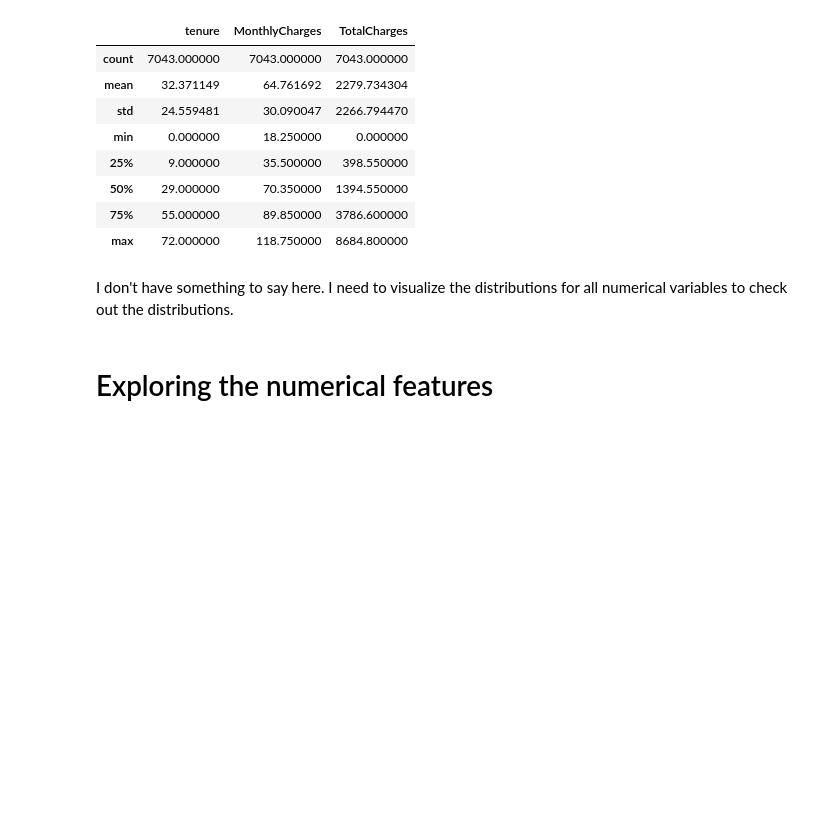
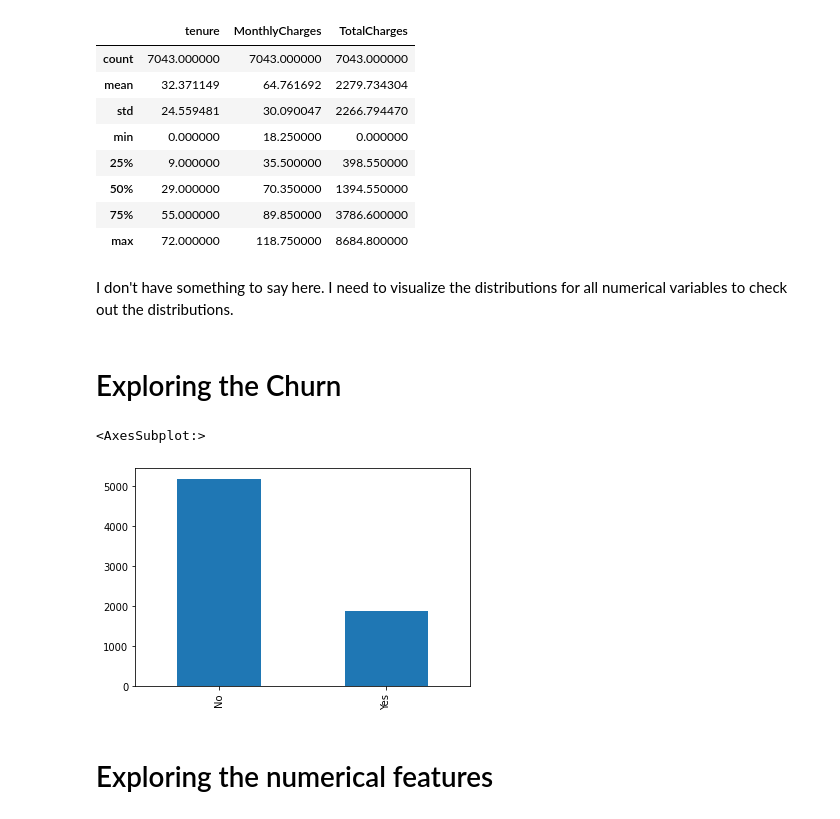
Before and after one commit to praxitelisk/Telco-Customer-Churn, a Jupyter notebook: telco-customer-churn-eda-ml.ipynb, the cells around one changed output. Saved outputs shown, nothing was run; the diff lists cells and outputs as text; code cells hidden in the pictures; blank space fills up the shorter version.

```diff
--- a/telco-customer-churn-eda-ml.ipynb
+++ b/telco-customer-churn-eda-ml.ipynb
@@ -190,6 +190,14 @@ df.describe()
 | max | 72.000000 | 118.750000 | 8684.800000 |
 # %% [markdown]
 I don't have something to say here. I need to visualize the distributions for all numerical variables to check out the distributions.
+# %% [markdown]
+<a id="s3_3_0"></a>
+# Exploring the Churn
+# %%
+df['Churn'].value_counts().plot(kind="bar")
+# %% [output]
+<AxesSubplot:>
+[figure, added]
 # %% [markdown]
 <a id="s3_3_1"></a>
 # Exploring the numerical features
```
Also changed, not shown: parts of 6 cells of this notebook.
